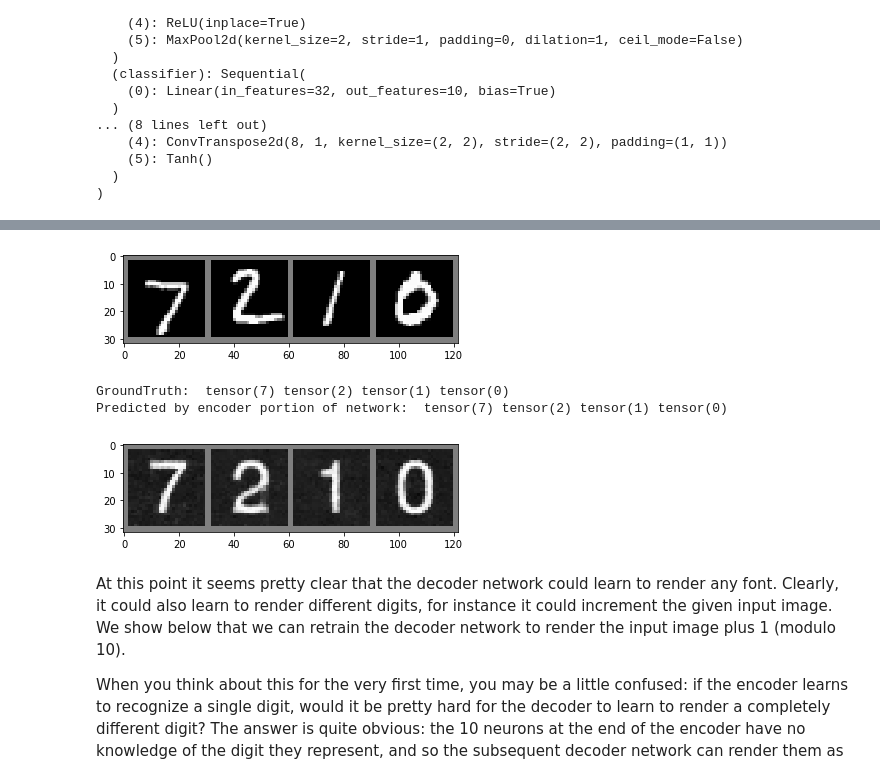
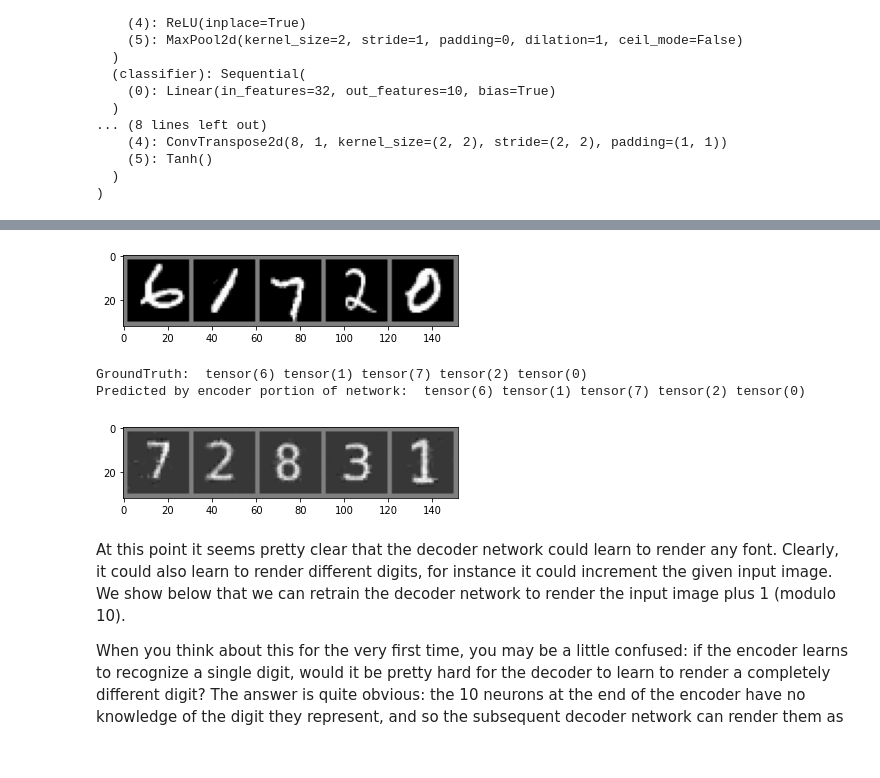
Before and after one commit to uschi2000/pytorch-exp, a Jupyter notebook: autoencoder-transfer-learning/mnist-transfer-autoencoder.ipynb, the cells around one changed output, grey strips where cells are left out. Cells and saved outputs as stored; diff of their text form; code cells hidden in the pictures.

```diff
--- a/autoencoder-transfer-learning/mnist-transfer-autoencoder.ipynb
+++ b/autoencoder-transfer-learning/mnist-transfer-autoencoder.ipynb
@@ -129,27 +129,27 @@ Finished Training
 # %%
 # Test network
 
-images, labels = iter(test_loader).next()
+images, labels = iter(train_loader).next()
 
 # Display input test images
 imshow(torchvision.utils.make_grid(images))
 print('GroundTruth: ', ' '.join('%5s' % labels[j] for j in range(len(images))))
 
 # Test encoder portion of the network
 net.set_eval_encoder()
 outputs = net(images)
 _, predicted = torch.max(outputs, 1)
 print('Predicted by encoder portion of network: ', ' '.join('%5s' % predicted[j] for j in range(len(images))))
 
 # Test decoder portion of the network
 net.set_eval_decoder()
 outputs = net(images)
 imshow(torchvision.utils.make_grid(outputs))
 # %% [output]
-[figure, old version]
+[figure, new version]
-GroundTruth:  tensor(7) tensor(2) tensor(1) tensor(0)
-Predicted by encoder portion of network:  tensor(7) tensor(2) tensor(1) tensor(0)
+GroundTruth:  tensor(6) tensor(1) tensor(7) tensor(2) tensor(0)
+Predicted by encoder portion of network:  tensor(6) tensor(1) tensor(7) tensor(2) tensor(0)
-[figure, old version]
+[figure, new version]
 # %% [markdown]
 At this point it seems pretty clear that the decoder network could learn to render any font. Clearly, it could also learn to render different digits, for instance it could increment the given input image. We show below that we can retrain the decoder network to render the input image plus 1 (modulo 10).
 
```
Also changed, not shown: parts of 6 cells of this notebook, 10 other files.
